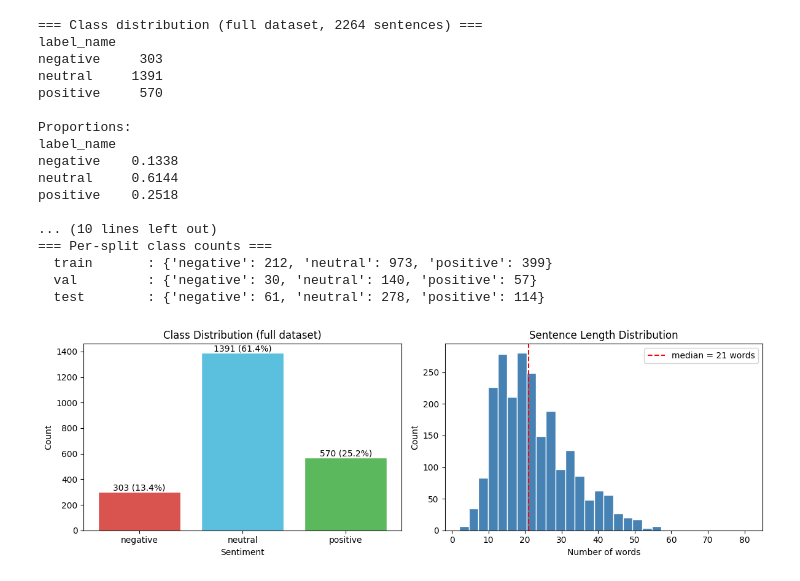
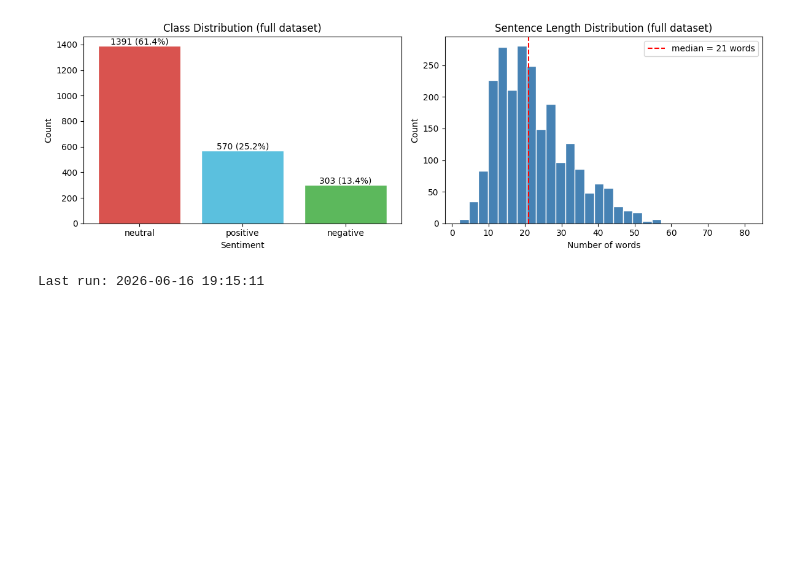
Before and after one commit to cherrylchico/advanced_nlp, a Jupyter notebook: notebooks/part1.ipynb, the cells around one changed output. Saved outputs shown, nothing was run; the diff lists cells and outputs as text; code cells hidden in the pictures; blank space fills up the shorter version.

```diff
--- a/notebooks/part1.ipynb
+++ b/notebooks/part1.ipynb
@@ -70,63 +106,34 @@ one limitation is the allagree setting. the labels are very clean because all an
 # %%
-# Descriptive statistics and plots  # agllm
+# watermark: AGLLM (AI-assisted content disclosure)
 full = pd.concat([train, val, test], ignore_index=True)
 full['n_words'] = full['text'].str.split().map(len)
 
-print('=== Class distribution (full dataset, 2264 sentences) ===')
-vc = full['label_name'].value_counts().reindex(['negative', 'neutral', 'positive'])
-print(vc.to_string())
-print()
-print('Proportions:')
-print((vc / vc.sum()).round(4).to_string())
-
-print('\n=== Sentence length statistics ===')
-print(full['n_words'].describe().round(2).to_string())
-
-print('\n=== Per-split class counts ===')
-for split_name, df in [('train', train), ('val', val), ('test', test)]:
-    c = df['label_name'].value_counts().reindex(['negative', 'neutral', 'positive']).to_dict()
-    print(f'  {split_name:12s}: {c}')
+vc = full['label_name'].value_counts()
 
 # ---- Plots ----
 fig, axes = plt.subplots(1, 2, figsize=(12, 4))
 
 colors = ['#d9534f', '#5bc0de', '#5cb85c']
 bars = axes[0].bar(vc.index, vc.values, color=colors, edgecolor='white')
-axes[0].set_title('Class Distribution (full dataset)')
-axes[0].set_xlabel('Sentiment')
-axes[0].set_ylabel('Count')
+axes[0].set_title('Class Distribution (full dataset)');
+axes[0].set_xlabel('Sentiment');
+axes[0].set_ylabel('Count');
 for bar, cnt in zip(bars, vc.values):
     pct = cnt / vc.sum()
     lbl = f'{cnt} ({pct:.1%})'
     axes[0].text(bar.get_x() + bar.get_width() / 2,
                  bar.get_height() + 12, lbl, ha='center', fontsize=10)
 
 axes[1].hist(full['n_words'], bins=30, color='steelblue', edgecolor='white')
 axes[1].axvline(full['n_words'].median(), color='red', linestyle='--',
                 label=f"median = {int(full['n_words'].median())} words")
-axes[1].set_title('Sentence Length Distribution')
-axes[1].set_xlabel('Number of words')
-axes[1].set_ylabel('Count')
-axes[1].legend()
+axes[1].set_title('Sentence Length Distribution (full dataset)');
+axes[1].set_xlabel('Number of words');
+axes[1].set_ylabel('Count');
+axes[1].legend();
 
 plt.tight_layout()
 plt.show()
 # %% [output]
+[figure, new version]
-=== Class distribution (full dataset, 2264 sentences) ===
-label_name
-negative     303
-neutral     1391
-positive     570
-
-Proportions:
-label_name
-negative    0.1338
-neutral     0.6144
-positive    0.2518
-
-... (10 lines left out)
-=== Per-split class counts ===
-  train       : {'negative': 212, 'neutral': 973, 'positive': 399}
-  val         : {'negative': 30, 'neutral': 140, 'positive': 57}
-  test        : {'negative': 61, 'neutral': 278, 'positive': 114}
+Last run: 2026-06-16 19:15:11
-[figure, old version]
```
Also changed, not shown: parts of 33 cells of this notebook.
